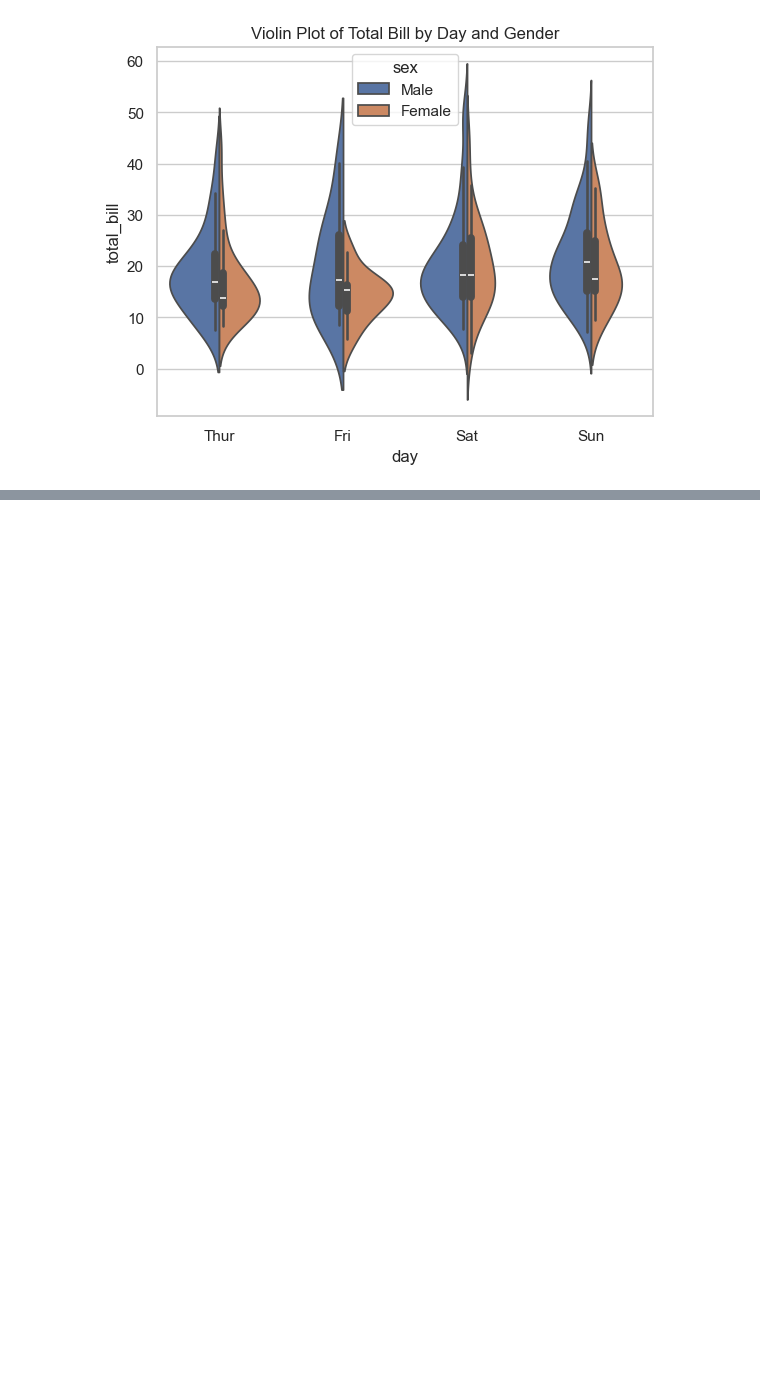
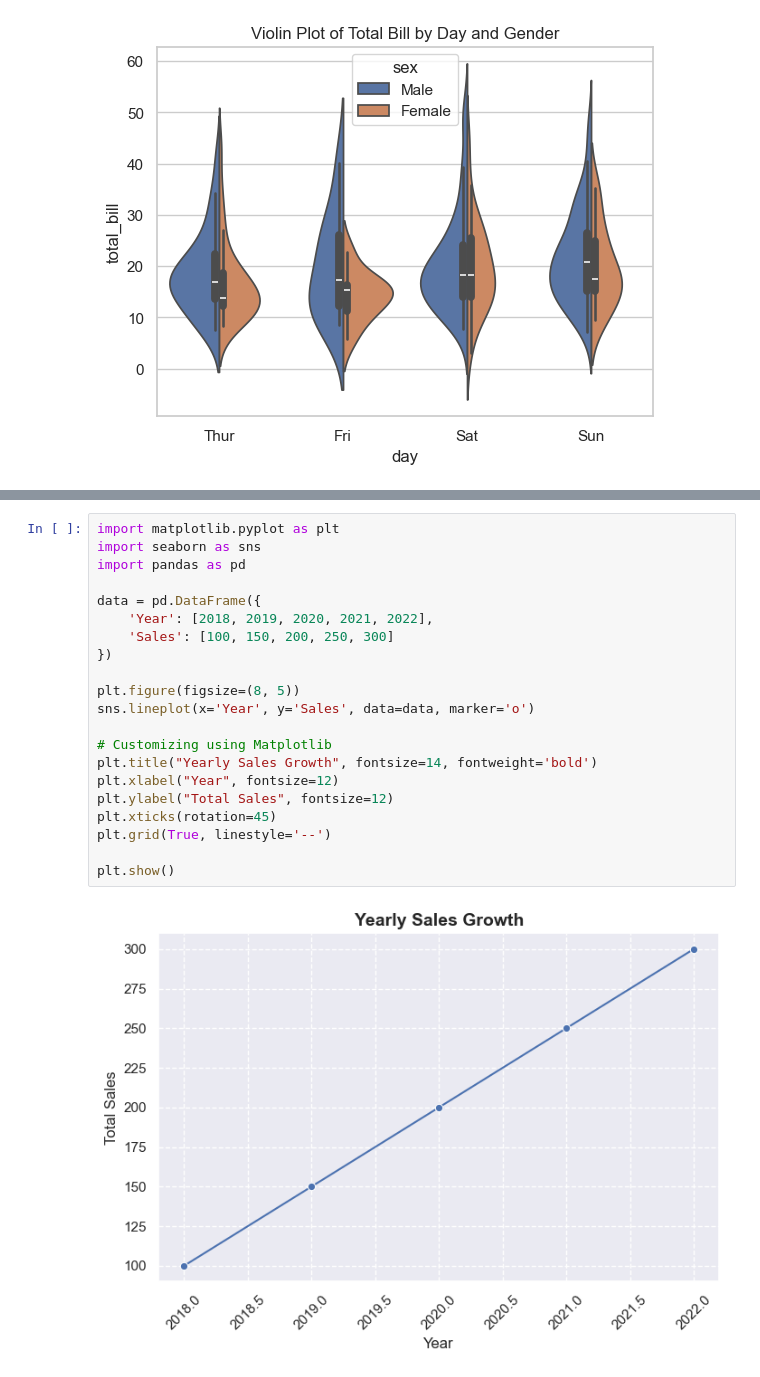
Before and after one commit to SWAPNILVERMA108/AIML, a Jupyter notebook: Day_18_data_visualization.ipynb, the cells around one changed output, grey strips where cells are left out. Cells and saved outputs as stored; diff of their text form; blank space fills up the shorter version.

```diff
--- a/Day_18_data_visualization.ipynb
+++ b/Day_18_data_visualization.ipynb
@@ -330,0 +347,23 @@ plt.show()
+# %%
+import matplotlib.pyplot as plt
+import seaborn as sns
+import pandas as pd
+
+data = pd.DataFrame({
+    'Year': [2018, 2019, 2020, 2021, 2022],
+    'Sales': [100, 150, 200, 250, 300]
+})
+
+plt.figure(figsize=(8, 5))
+sns.lineplot(x='Year', y='Sales', data=data, marker='o')
+
+# Customizing using Matplotlib
+plt.title("Yearly Sales Growth", fontsize=14, fontweight='bold')
+plt.xlabel("Year", fontsize=12)
+plt.ylabel("Total Sales", fontsize=12)
+plt.xticks(rotation=45)
+plt.grid(True, linestyle='--')
+
+plt.show()
+# %% [output]
+[figure, added]
```
Also changed, not shown: parts of 2 cells of this notebook.
